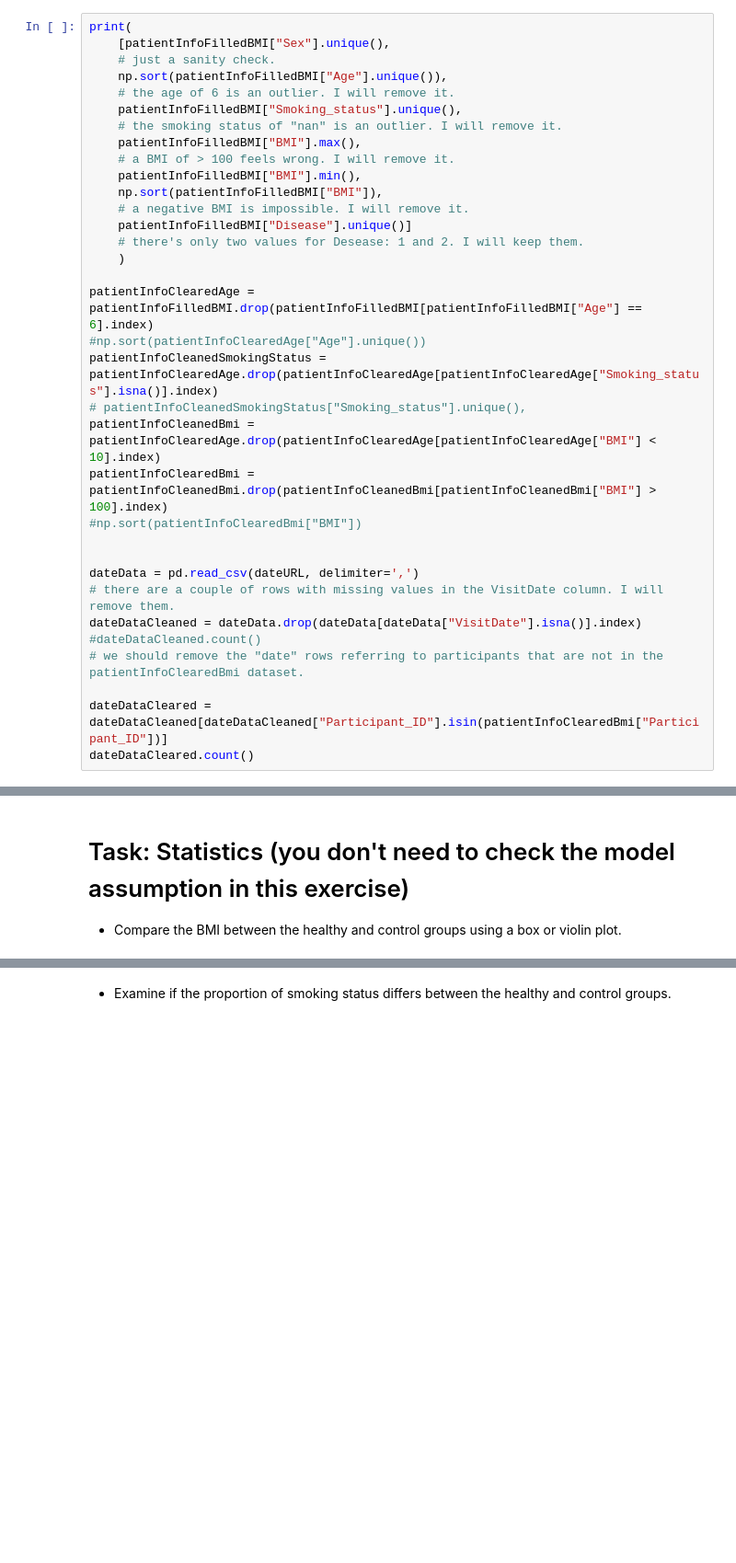
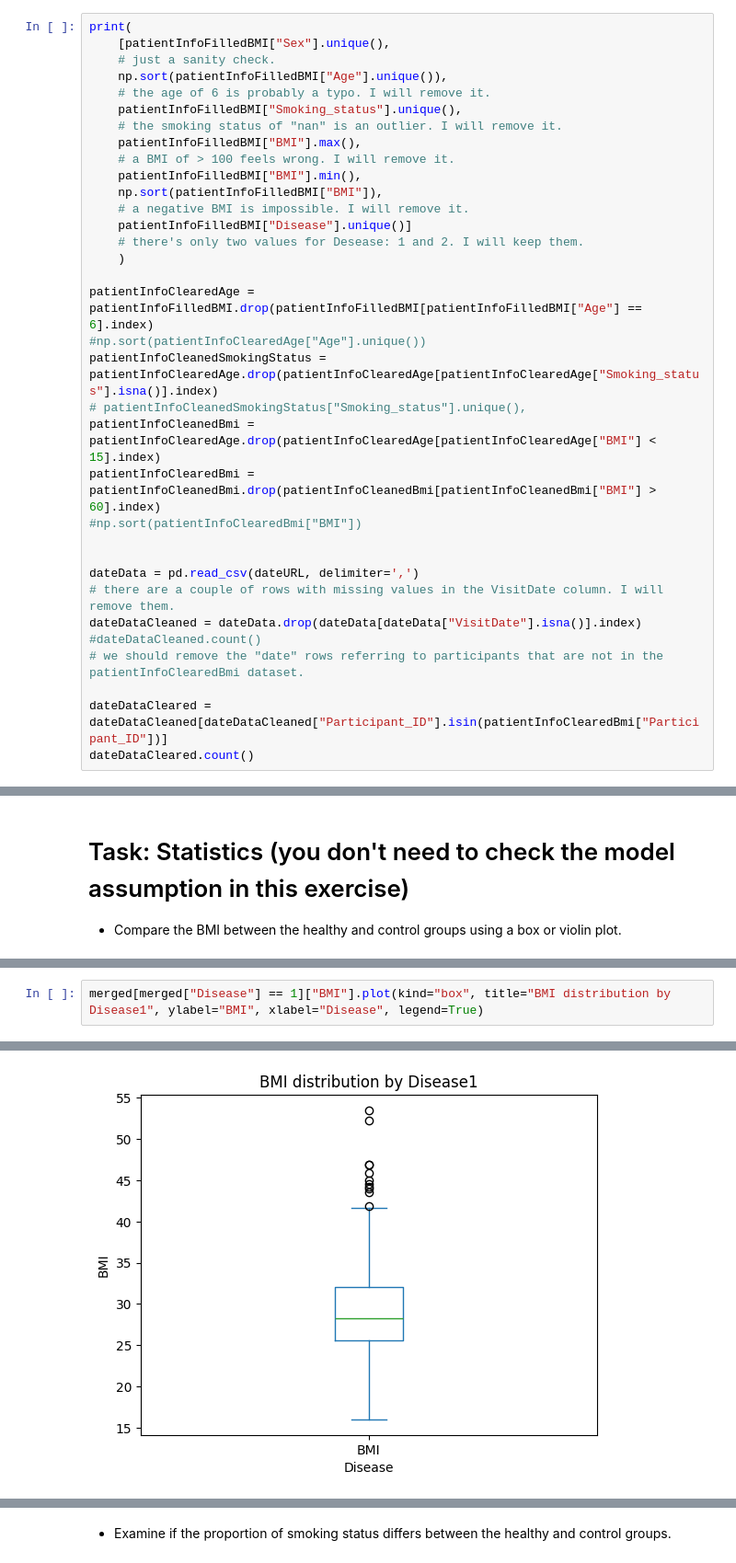
Before and after one commit to AdmiralSnyder/MS6_DataScience_Python, a Jupyter notebook: DS_EA7/DS_EA7.ipynb, the cells around one changed output, grey strips where cells are left out. Shown at 92% size. Drawn from its saved outputs; the diff is of its cells as text; blank space fills up the shorter version.

```diff
--- a/DS_EA7/DS_EA7.ipynb
+++ b/DS_EA7/DS_EA7.ipynb
@@ -83,7 +83,7 @@ print(
     [patientInfoFilledBMI["Sex"].unique(),
     # just a sanity check.
     np.sort(patientInfoFilledBMI["Age"].unique()),
-    # the age of 6 is an outlier. I will remove it.
+    # the age of 6 is probably a typo. I will remove it.
     patientInfoFilledBMI["Smoking_status"].unique(),
     # the smoking status of "nan" is an outlier. I will remove it.
     patientInfoFilledBMI["BMI"].max(),
@@ -99,8 +99,8 @@ patientInfoClearedAge = patientInfoFilledBMI.drop(patientInfoFilledBMI[patientIn
 #np.sort(patientInfoClearedAge["Age"].unique())
 patientInfoCleanedSmokingStatus = patientInfoClearedAge.drop(patientInfoClearedAge[patientInfoClearedAge["Smoking_status"].isna()].index)
 # patientInfoCleanedSmokingStatus["Smoking_status"].unique(),
-patientInfoCleanedBmi = patientInfoClearedAge.drop(patientInfoClearedAge[patientInfoClearedAge["BMI"] < 10].index)
-patientInfoClearedBmi = patientInfoCleanedBmi.drop(patientInfoCleanedBmi[patientInfoCleanedBmi["BMI"] > 100].index)
+patientInfoCleanedBmi = patientInfoClearedAge.drop(patientInfoClearedAge[patientInfoClearedAge["BMI"] < 15].index)
+patientInfoClearedBmi = patientInfoCleanedBmi.drop(patientInfoCleanedBmi[patientInfoCleanedBmi["BMI"] > 60].index)
 #np.sort(patientInfoClearedBmi["BMI"])
 
 
@@ -240,0 +232,3 @@ dtype: object
+# %%
+merged[merged["Disease"] == 1]["BMI"].plot(kind="box", title="BMI distribution by Disease1", ylabel="BMI", xlabel="Disease", legend=True)
+# %% [output]
@@ -240,0 +236 @@ dtype: object
+[figure, added]
```
Also changed, not shown: parts of 5 cells of this notebook.
